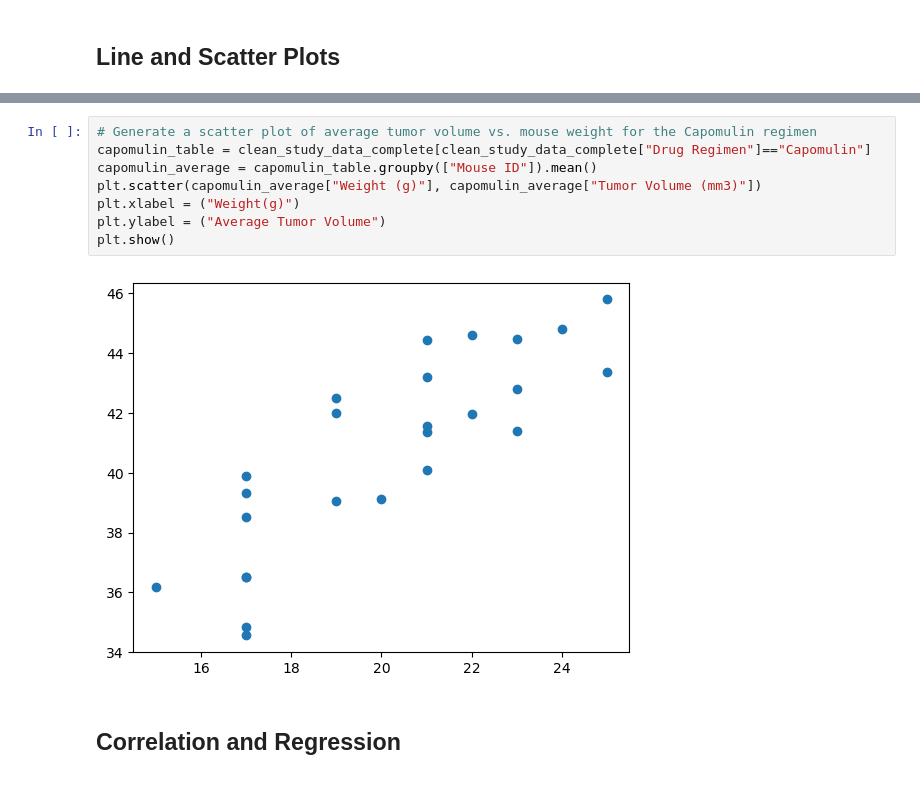
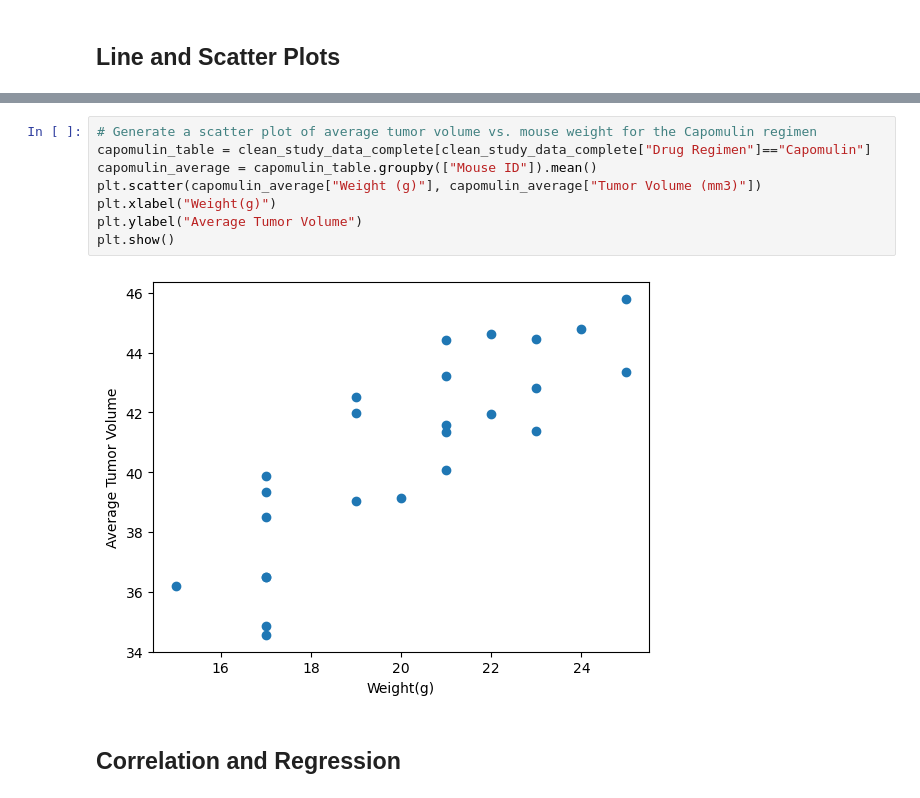
Before and after one commit to Tawn-Scotton/Mathplo_Challenge_Pymaceuticals, a Jupyter notebook: pymaceuticals_starter_last.ipynb, the cells around one changed output, grey strips where cells are left out. Drawn from its saved outputs; the diff is of its cells as text.

```diff
--- a/pymaceuticals_starter_last.ipynb
+++ b/pymaceuticals_starter_last.ipynb
@@ -255,13 +259,13 @@ Text(0.5, 1.0, 'Capomulin Treatment of Mouse')
 # %%
 # Generate a scatter plot of average tumor volume vs. mouse weight for the Capomulin regimen
 capomulin_table = clean_study_data_complete[clean_study_data_complete["Drug Regimen"]=="Capomulin"]
 capomulin_average = capomulin_table.groupby(["Mouse ID"]).mean()
 plt.scatter(capomulin_average["Weight (g)"], capomulin_average["Tumor Volume (mm3)"])
-plt.xlabel = ("Weight(g)")
-plt.ylabel = ("Average Tumor Volume")
+plt.xlabel("Weight(g)")
+plt.ylabel("Average Tumor Volume")
 plt.show()
 # %% [output]
-[figure, old version]
+[figure, new version]
 # %% [markdown]
 ## Correlation and Regression
 # %%
```
Also changed, not shown: parts of 7 cells of this notebook.
